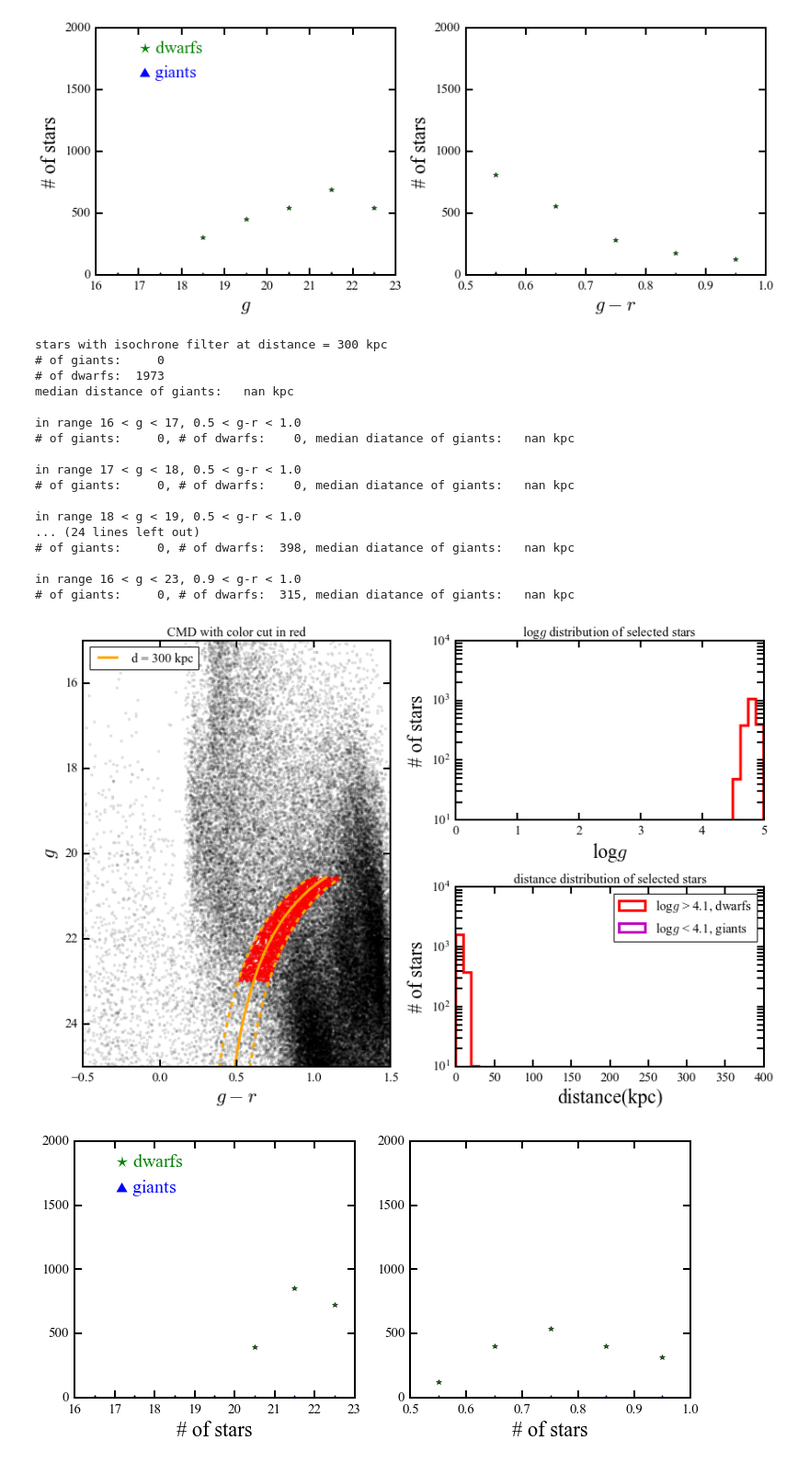
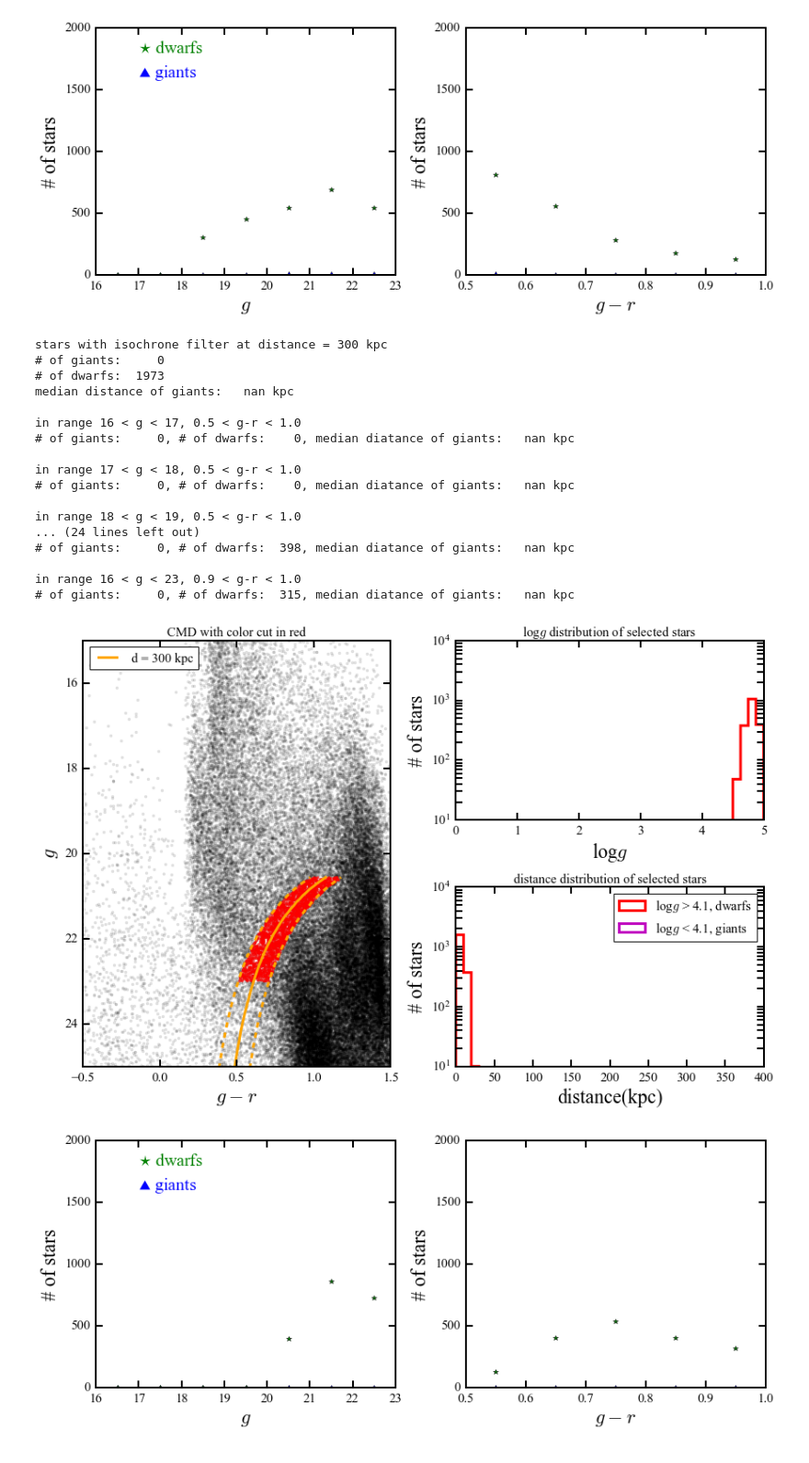
Before and after one commit to sazabi4/test, a Jupyter notebook: Foreground_star_estimation_trilegal.ipynb, the cells around one changed output. Shown at 92% size. Drawn from its saved outputs; the diff is of its cells as text; code cells hidden in the pictures.

```diff
--- a/Foreground_star_estimation_trilegal.ipynb
+++ b/Foreground_star_estimation_trilegal.ipynb
@@ -503,7 +503,7 @@ for i in range(16,23):
 plt.text(17,1800,'$\star$ dwarfs', color='g',fontsize=20)
 plt.text(17,1600,'$\\blacktriangle$ giants', color='b',fontsize=20)
 plt.xlabel('$g$')
-plt.xlabel('# of stars')
+plt.ylabel('# of stars')
 plt.ylim(0,2000)
 
 plt.subplot(1,2,2)
@@ -516,31 +516,31 @@ colorstep = 0.1
 for i in np.arange(0.5,1,colorstep):
     (gc,dc) = numcal(i,i+colorstep)
     plt.plot(i+colorstep/2,len(d[gc]),'^b')
     plt.plot(i+colorstep/2,len(d[dc]),'*g')
     print 'in range 16 < g < 23, %3.1f < g-r < %3.1f' %(i,i+colorstep)
     print '# of giants: %5d, # of dwarfs: %4d, median diatance of giants: %5.1f kpc\n' %(len(d[gc]), len(d[dc]), np.median(d[gc]))
 plt.xlabel('$g-r$')
 plt.ylabel('# of stars')
 plt.ylim(0,2000)
 plt.xlim(0.5,1)
 plt.tight_layout()
 # %% [output]
 stars with isochrone filter at distance = 300 kpc
 # of giants:     0
 # of dwarfs:  1973
 median distance of giants:   nan kpc
 
 in range 16 < g < 17, 0.5 < g-r < 1.0
 # of giants:     0, # of dwarfs:    0, median diatance of giants:   nan kpc
 
 in range 17 < g < 18, 0.5 < g-r < 1.0
 # of giants:     0, # of dwarfs:    0, median diatance of giants:   nan kpc
 
 in range 18 < g < 19, 0.5 < g-r < 1.0
 ... (24 lines left out)
 # of giants:     0, # of dwarfs:  398, median diatance of giants:   nan kpc
 
 in range 16 < g < 23, 0.9 < g-r < 1.0
 # of giants:     0, # of dwarfs:  315, median diatance of giants:   nan kpc
 [figure]
-[figure, old version]
+[figure, new version]
```
Also changed, not shown: 2 other files.
